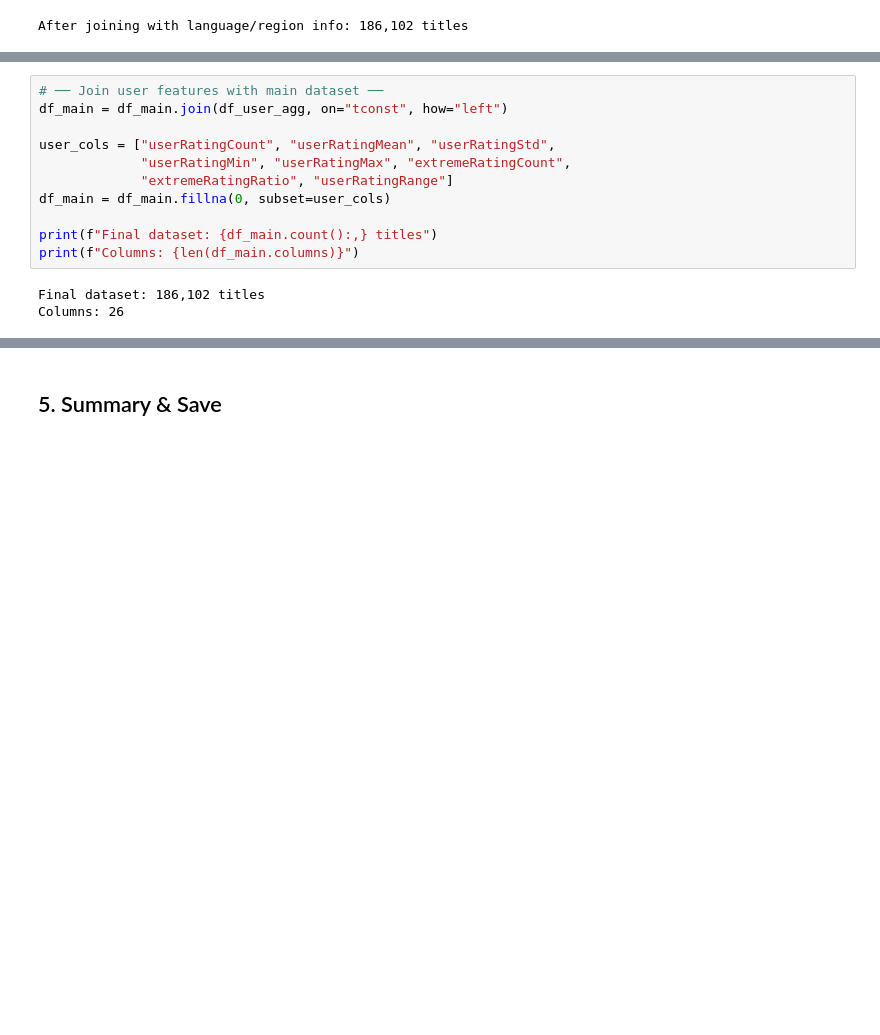
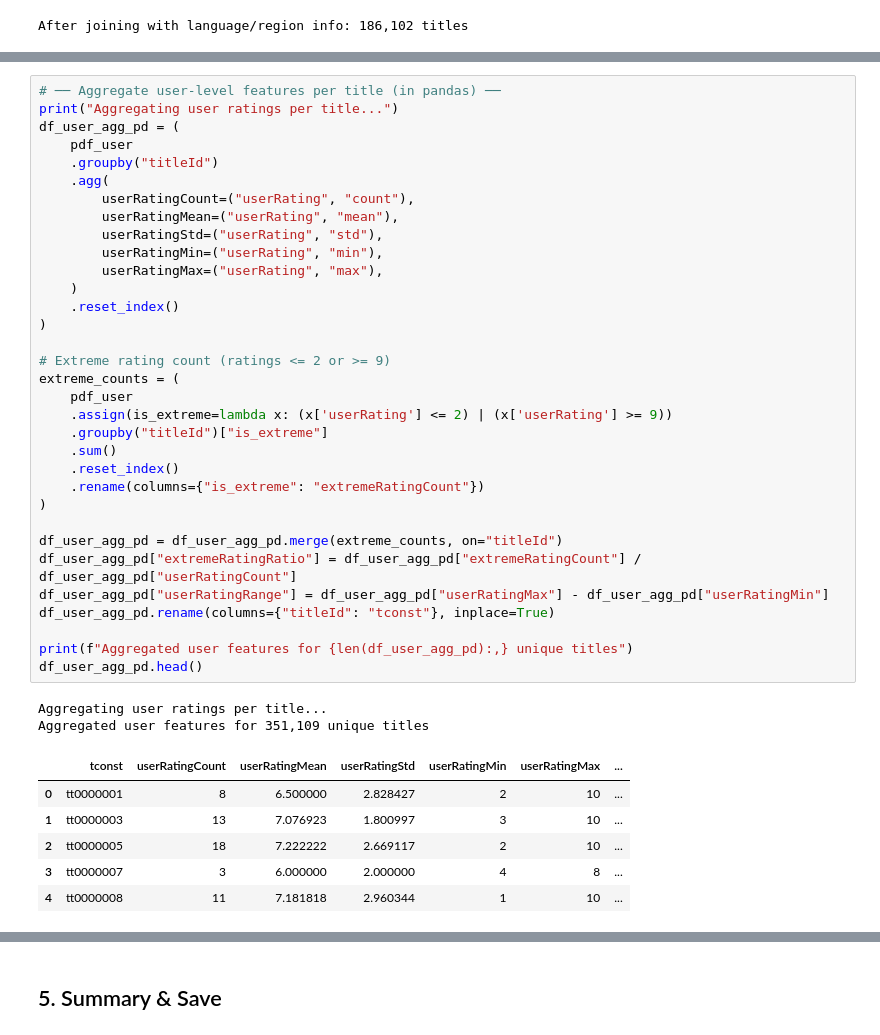
Before and after one commit to omarraouf125/Big-Data-Project, a Jupyter notebook: notebooks/01_preprocessing.ipynb, the cells around one changed output, grey strips where cells are left out. Drawn from its saved outputs; the diff is of its cells as text; blank space fills up the shorter version.

```diff
--- a/notebooks/01_preprocessing.ipynb
+++ b/notebooks/01_preprocessing.ipynb
@@ -338,14 +300,42 @@ User rating aggregations:
-# %%
-# ── Join user features with main dataset ──
-df_main = df_main.join(df_user_agg, on="tconst", how="left")
-
-user_cols = ["userRatingCount", "userRatingMean", "userRatingStd",
-             "userRatingMin", "userRatingMax", "extremeRatingCount",
-             "extremeRatingRatio", "userRatingRange"]
-df_main = df_main.fillna(0, subset=user_cols)
-
-print(f"Final dataset: {df_main.count():,} titles")
-print(f"Columns: {len(df_main.columns)}")
-# %% [output]
-Final dataset: 186,102 titles
-Columns: 26
+# %%
+# ── Aggregate user-level features per title (in pandas) ──
+print("Aggregating user ratings per title...")
+df_user_agg_pd = (
+    pdf_user
+    .groupby("titleId")
+    .agg(
+        userRatingCount=("userRating", "count"),
+        userRatingMean=("userRating", "mean"),
+        userRatingStd=("userRating", "std"),
+        userRatingMin=("userRating", "min"),
+        userRatingMax=("userRating", "max"),
+    )
+    .reset_index()
+)
+
+# Extreme rating count (ratings <= 2 or >= 9)
+extreme_counts = (
+    pdf_user
+    .assign(is_extreme=lambda x: (x['userRating'] <= 2) | (x['userRating'] >= 9))
+    .groupby("titleId")["is_extreme"]
+    .sum()
+    .reset_index()
+    .rename(columns={"is_extreme": "extremeRatingCount"})
+)
+
+df_user_agg_pd = df_user_agg_pd.merge(extreme_counts, on="titleId")
+df_user_agg_pd["extremeRatingRatio"] = df_user_agg_pd["extremeRatingCount"] / df_user_agg_pd["userRatingCount"]
+df_user_agg_pd["userRatingRange"] = df_user_agg_pd["userRatingMax"] - df_user_agg_pd["userRatingMin"]
+df_user_agg_pd.rename(columns={"titleId": "tconst"}, inplace=True)
+
+print(f"Aggregated user features for {len(df_user_agg_pd):,} unique titles")
+df_user_agg_pd.head()
+# %% [output]
+Aggregating user ratings per title...
+Aggregated user features for 351,109 unique titles
+|  | tconst | userRatingCount | userRatingMean | userRatingStd | userRatingMin | userRatingMax | ... |
+| 0 | tt0000001 | 8 | 6.500000 | 2.828427 | 2 | 10 | ... |
+| 1 | tt0000003 | 13 | 7.076923 | 1.800997 | 3 | 10 | ... |
+| 2 | tt0000005 | 18 | 7.222222 | 2.669117 | 2 | 10 | ... |
+| 3 | tt0000007 | 3 | 6.000000 | 2.000000 | 4 | 8 | ... |
+| 4 | tt0000008 | 11 | 7.181818 | 2.960344 | 1 | 10 | ... |
```
Also changed, not shown: parts of 11 cells of this notebook, 11 other files.
